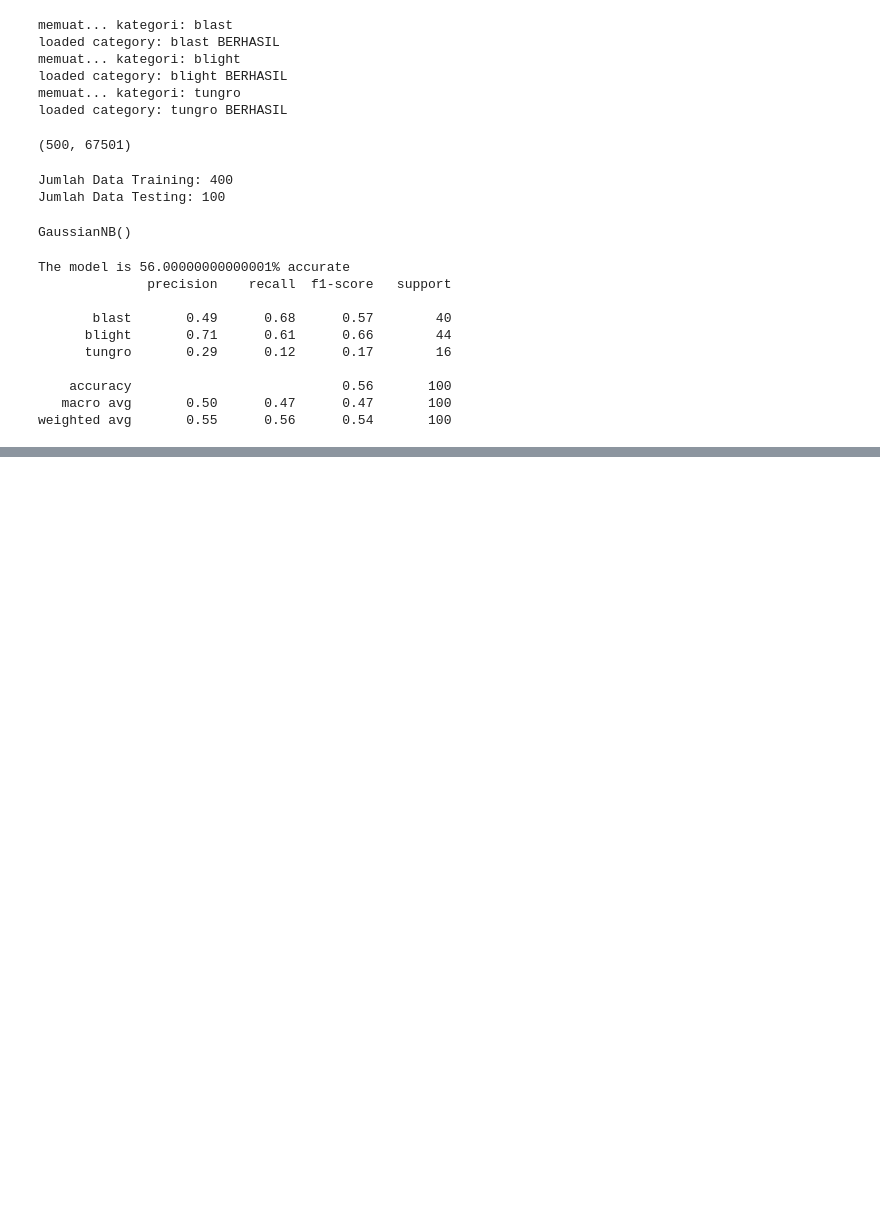
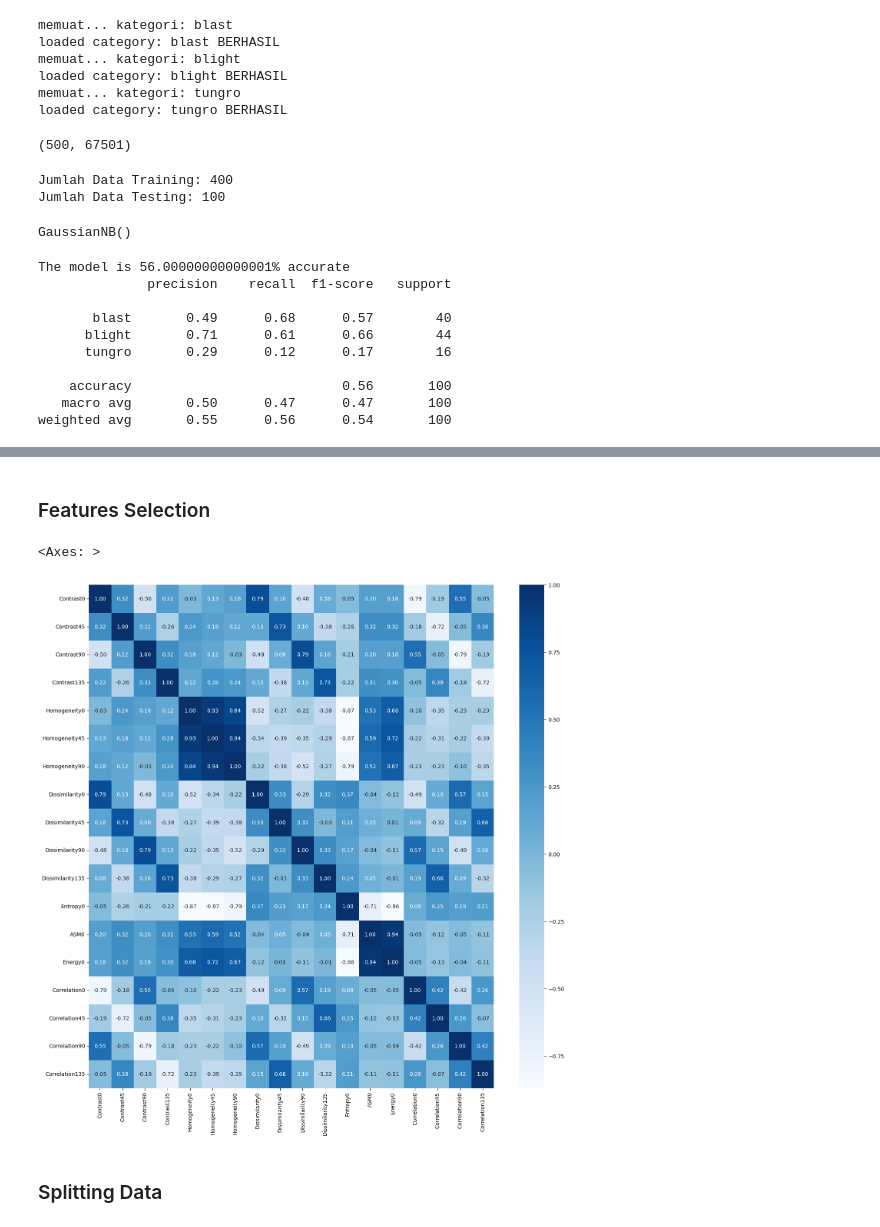
Before and after one commit to MadeAryaK/Project-PCD-Kelompok-2, a Jupyter notebook: tes2.ipynb, the cells around one changed output, grey strips where cells are left out. Cells and saved outputs as stored; diff of their text form; code cells hidden in the pictures; blank space fills up the shorter version.

```diff
--- a/tes2.ipynb
+++ b/tes2.ipynb
@@ -239,0 +379,3 @@ The predicted image is: tungro
+# %%
+def entropyGlcm(matriks):
+    return entropy(matriks.ravel())
@@ -239,0 +464,25 @@ The predicted image is: tungro
+# %%
+for i in range(len(data)):
+    ER0 = energy(Derajat0[i])
+    ER45 = energy(Derajat45[i])
+    ER90 = energy(Derajat90[i])
+    ER135 = energy(Derajat135[i])
+    energy0.append(ER0)
+    energy45.append(ER45)
+    energy90.append(ER90)
+    energy135.append(ER135)
+# %%
+dataTable = {'Filename': file_name, 'Label': labels,
+        'Contrast0': Kontras0, 'Contrast45': Kontras45, 'Contrast90': Kontras90, 'Contrast135': Kontras135,
+        'Homogeneity0': homogenity0, 'Homogeneity45': homogenity45, 'Homogeneity90': homogenity90, 'Homogeneity135': homogenity135,
+        'Dissimilarity0': dissimilarity0, 'Dissimilarity45': dissimilarity45, 'Dissimilarity90': dissimilarity90, 'Dissimilarity135': dissimilarity135,
+        'Entropy0': entropy0, 'Entropy45': entropy45, 'Entropy90': entropy90, 'Entropy135': entropy135,
+        'ASM0': ASM0, 'ASM45': ASM45, 'ASM90': ASM90, 'ASM135': ASM135,
+        'Energy0': energy0, 'Energy45': energy45, 'Energy90': energy90, 'Energy135': energy135,
+        'Correlation0': correlation0, 'Correlation45': correlation45, 'Correlation90': correlation90, 'Correlation135': correlation135,
+        }
+df = pd.DataFrame(dataTable)
+df.to_csv('hasil_ekstraksi_1.csv', index=False)
+
+hasilEkstrak = pd.read_csv('hasil_ekstraksi_1.csv')
+hasilEkstrak
@@ -239,0 +503,24 @@ The predicted image is: tungro
+# %% [markdown]
+### Features Selection
+# %%
+correlation = hasilEkstrak.drop(columns=['Label','Filename']).corr()
+
+threshold = 0.95
+selectionFeature = []
+columns = np.full((correlation.shape[0],), True, dtype=bool)
+for i in range(correlation.shape[0]):
+	for j in range(i+1, correlation.shape[0]):
+		if correlation.iloc[i,j] >= threshold:
+			if columns[j]:
+				columns[j] = False
+select = hasilEkstrak.drop(columns=['Label','Filename']).columns[columns]
+x_new = hasilEkstrak[select]
+x_new
+y = hasilEkstrak['Label']
+plt.figure(figsize=(17,17))
+sns.heatmap(x_new.corr(), annot=True, cmap='Blues', fmt=".2f")
+# %% [output]
+<Axes: >
+[figure, added]
+# %% [markdown]
+### Splitting Data
```
Also changed, not shown: parts of 28 cells of this notebook.
